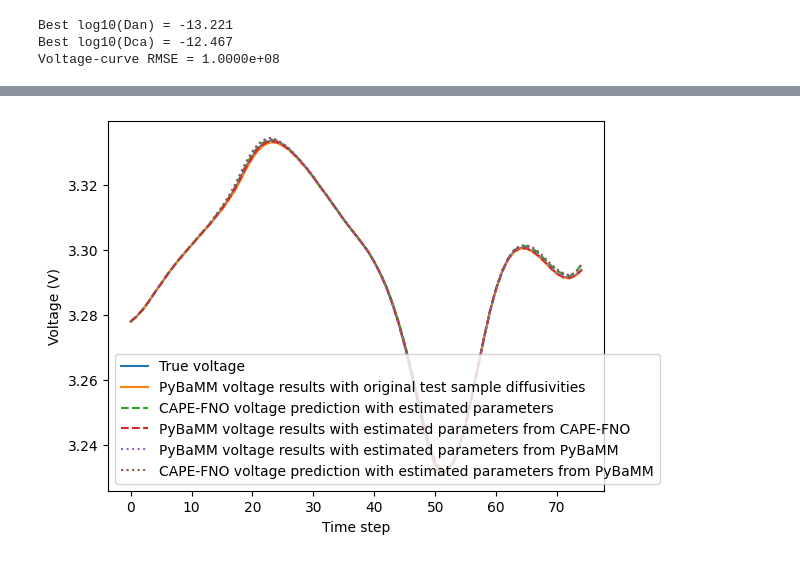
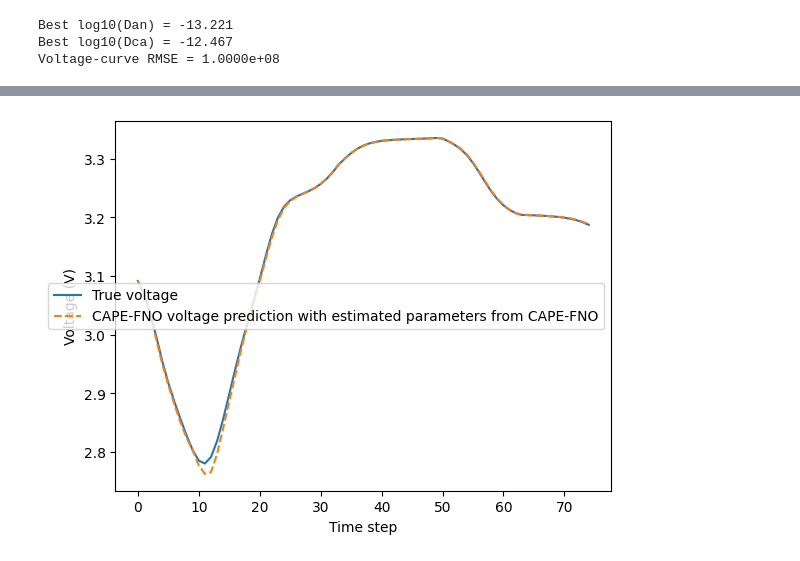
Before and after one commit to yingzai1/spm_neuraloperator, a Jupyter notebook: src/diffusion_param_est.ipynb, the cells around one changed output, grey strips where cells are left out. Saved outputs shown, nothing was run; the diff lists cells and outputs as text; code cells hidden in the pictures.

```diff
--- a/src/diffusion_param_est.ipynb
+++ b/src/diffusion_param_est.ipynb
@@ -104,10 +104,9 @@ input_channels = 4 # We should automate this TODO
 output_channels = 1
 cape_hidden_size = 32
 # %%
-test_seed = 29
 N_test = func_I.shape[0]
-rng = np.random.default_rng(test_seed)
-test_idx = rng.integers(0, N_test)
+rng = np.random.default_rng(split_seed)
+test_idx = 8 #rng.integers(0, N_test)
 # %%
 model = CAPE_FNO(k_modes=k_modes, input_channels= input_channels,
                  fno_depth=fno_depth, cape_hidden_size = cape_hidden_size,
@@ -379,20 +390,20 @@ import matplotlib.pyplot as plt
 # %%
 plt.plot(V_data, label="True voltage")
-plt.plot(V_true_pybamm, label="PyBaMM voltage results with original test sample diffusivities")
+# plt.plot(V_true_pybamm, label="PyBaMM voltage results with original test sample diffusivities")
 
-plt.plot(V_best_cape_fno_from_cape_fno.reshape(-1,1), label="CAPE-FNO voltage prediction with estimated parameters", linestyle='--')
-plt.plot(V_best_pybamm_from_cape_fno.reshape(-1,1), label="PyBaMM voltage results with estimated parameters from CAPE-FNO", linestyle='--')
+plt.plot(V_best_cape_fno_from_cape_fno.flatten(), label="CAPE-FNO voltage prediction with estimated parameters from CAPE-FNO", linestyle='--')
+# plt.plot(V_best_pybamm_from_cape_fno.reshape(-1,1), label="PyBaMM voltage results with estimated parameters from CAPE-FNO", linestyle='--')
 
 
-plt.plot(V_best_pybamm_from_pybamm.reshape(-1,1), label="PyBaMM voltage results with estimated parameters from PyBaMM", linestyle=':')
-plt.plot(V_best_cape_fno_from_pybamm.reshape(-1,1), label="CAPE-FNO voltage prediction with estimated parameters from PyBaMM", linestyle=':')
+# plt.plot(V_best_pybamm_from_pybamm.reshape(-1,1), label="PyBaMM voltage results with estimated parameters from PyBaMM", linestyle=':')
+# plt.plot(V_best_cape_fno_from_pybamm.reshape(-1,1), label="CAPE-FNO voltage prediction with estimated parameters from PyBaMM", linestyle=':')
 
 plt.xlabel("Time step")
 plt.ylabel("Voltage (V)")
 plt.legend()
 plt.show()
 # %% [output]
-[figure, old version]
+[figure, new version]
 # %%
 mean_error = (np.abs(best_log10_Dan - log_Dan_true) + np.abs(best_log10_Dca - log_Dca_true))/2
 # %%
```
Also changed, not shown: parts of 18 cells of this notebook, 6 other files.
